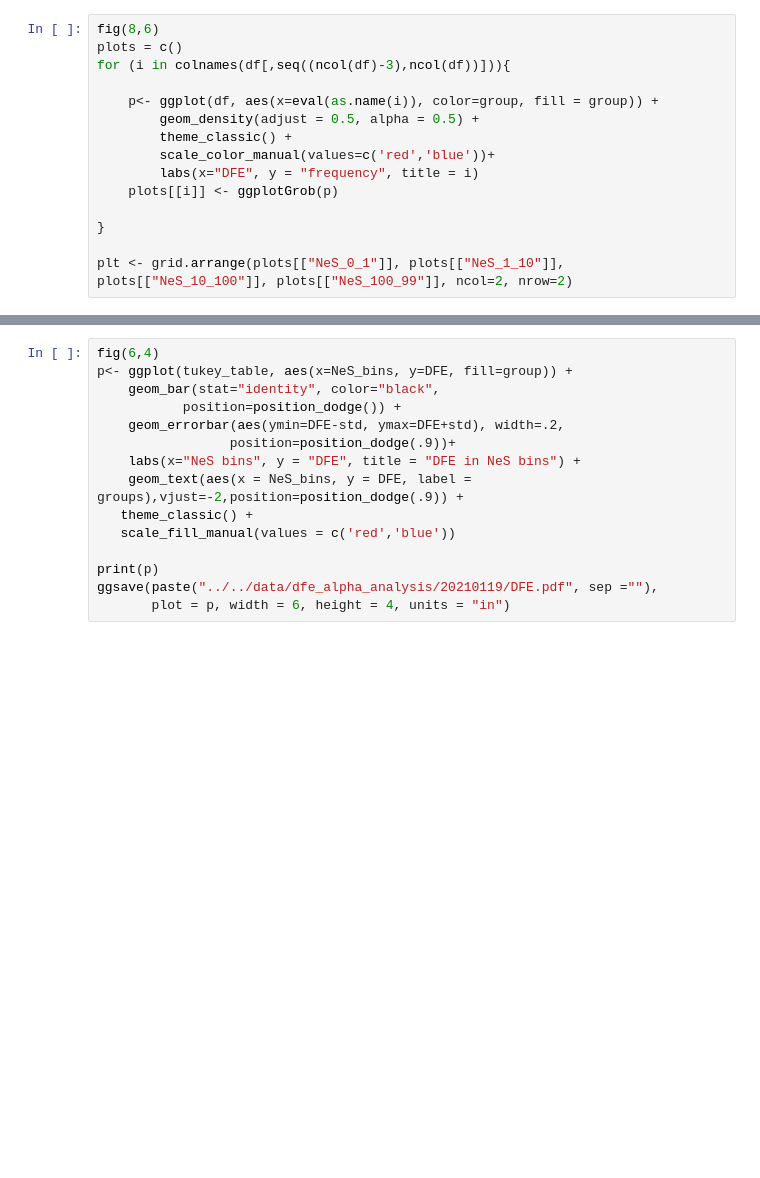
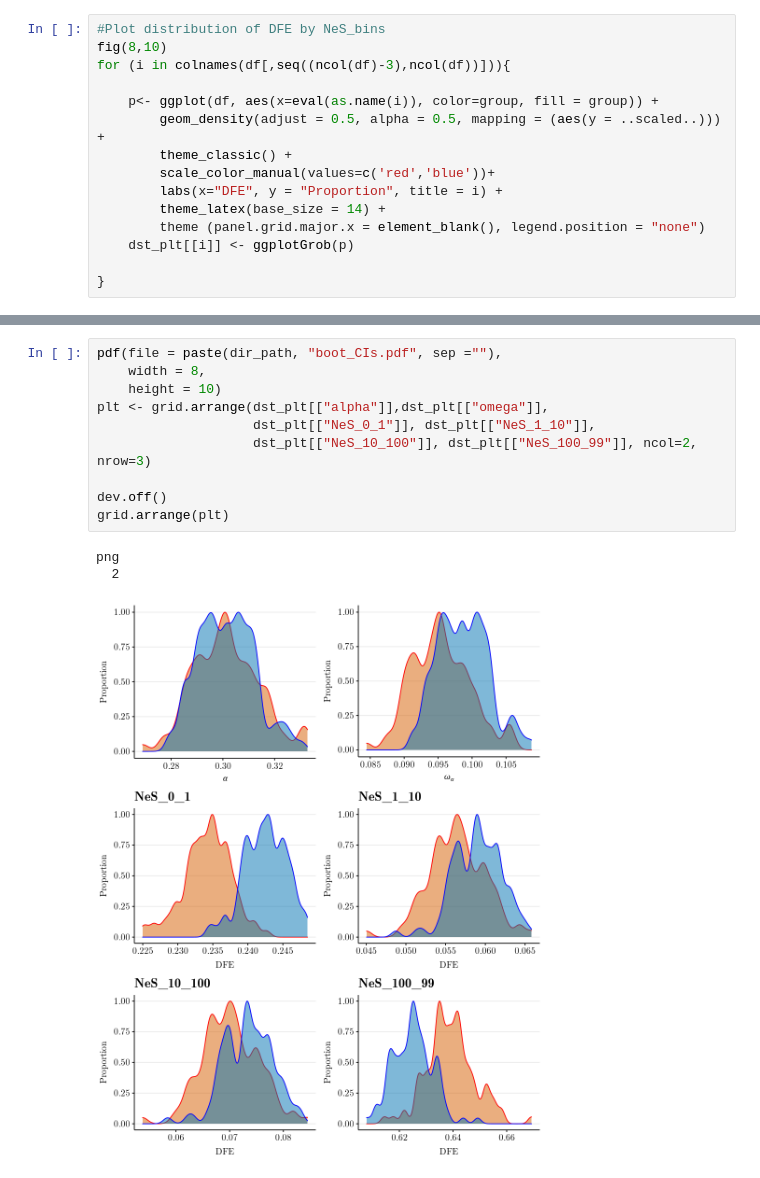
Before and after one commit to alicewchen/lipid_selection, a Jupyter notebook: analysis/06_dfe_alpha_output_analysis/01_plot_important_values.ipynb, the cells around one changed output, grey strips where cells are left out. Cells and saved outputs as stored; diff of their text form; blank space fills up the shorter version.

```diff
--- a/analysis/06_dfe_alpha_output_analysis/01_plot_important_values.ipynb
+++ b/analysis/06_dfe_alpha_output_analysis/01_plot_important_values.ipynb
@@ -125,15 +120,15 @@ wilcox.test(x = df$pFDM[df$group == "candidate"],
 # %%
-fig(8,6)
-plots = c()
+#Plot distribution of DFE by NeS_bins
+fig(8,10)
 for (i in colnames(df[,seq((ncol(df)-3),ncol(df))])){
 
     p<- ggplot(df, aes(x=eval(as.name(i)), color=group, fill = group)) +
-        geom_density(adjust = 0.5, alpha = 0.5) +
+        geom_density(adjust = 0.5, alpha = 0.5, mapping = (aes(y = ..scaled..))) +
         theme_classic() +
         scale_color_manual(values=c('red','blue'))+
-        labs(x="DFE", y = "frequency", title = i)
-    plots[[i]] <- ggplotGrob(p)
+        labs(x="DFE", y = "Proportion", title = i) +
+        theme_latex(base_size = 14) +
+        theme (panel.grid.major.x = element_blank(), legend.position = "none")
+    dst_plt[[i]] <- ggplotGrob(p)
 
 }
-
-plt <- grid.arrange(plots[["NeS_0_1"]], plots[["NeS_1_10"]], plots[["NeS_10_100"]], plots[["NeS_100_99"]], ncol=2, nrow=2)
@@ -218,15 +135,14 @@ tukey_table$NeS_bins <- factor(tukey_table$NeS_bins, levels = c("NeS_0_1", "NeS_
-# %%
-fig(6,4)
-p<- ggplot(tukey_table, aes(x=NeS_bins, y=DFE, fill=group)) +
-    geom_bar(stat="identity", color="black",
-           position=position_dodge()) +
-    geom_errorbar(aes(ymin=DFE-std, ymax=DFE+std), width=.2,
-                 position=position_dodge(.9))+
-    labs(x="NeS bins", y = "DFE", title = "DFE in NeS bins") +
-    geom_text(aes(x = NeS_bins, y = DFE, label = groups),vjust=-2,position=position_dodge(.9)) +
-   theme_classic() +
-   scale_fill_manual(values = c('red','blue'))
-
-print(p)
-ggsave(paste("../../data/dfe_alpha_analysis/20210119/DFE.pdf", sep =""),
-       plot = p, width = 6, height = 4, units = "in")
+# %%
+pdf(file = paste(dir_path, "boot_CIs.pdf", sep =""),
+    width = 8,
+    height = 10)
+plt <- grid.arrange(dst_plt[["alpha"]],dst_plt[["omega"]],
+                    dst_plt[["NeS_0_1"]], dst_plt[["NeS_1_10"]],
+                    dst_plt[["NeS_10_100"]], dst_plt[["NeS_100_99"]], ncol=2, nrow=3)
+
+dev.off()
+grid.arrange(plt)
+# %% [output]
+png
+  2
+[figure, added]
```
Also changed, not shown: parts of 28 cells of this notebook.
